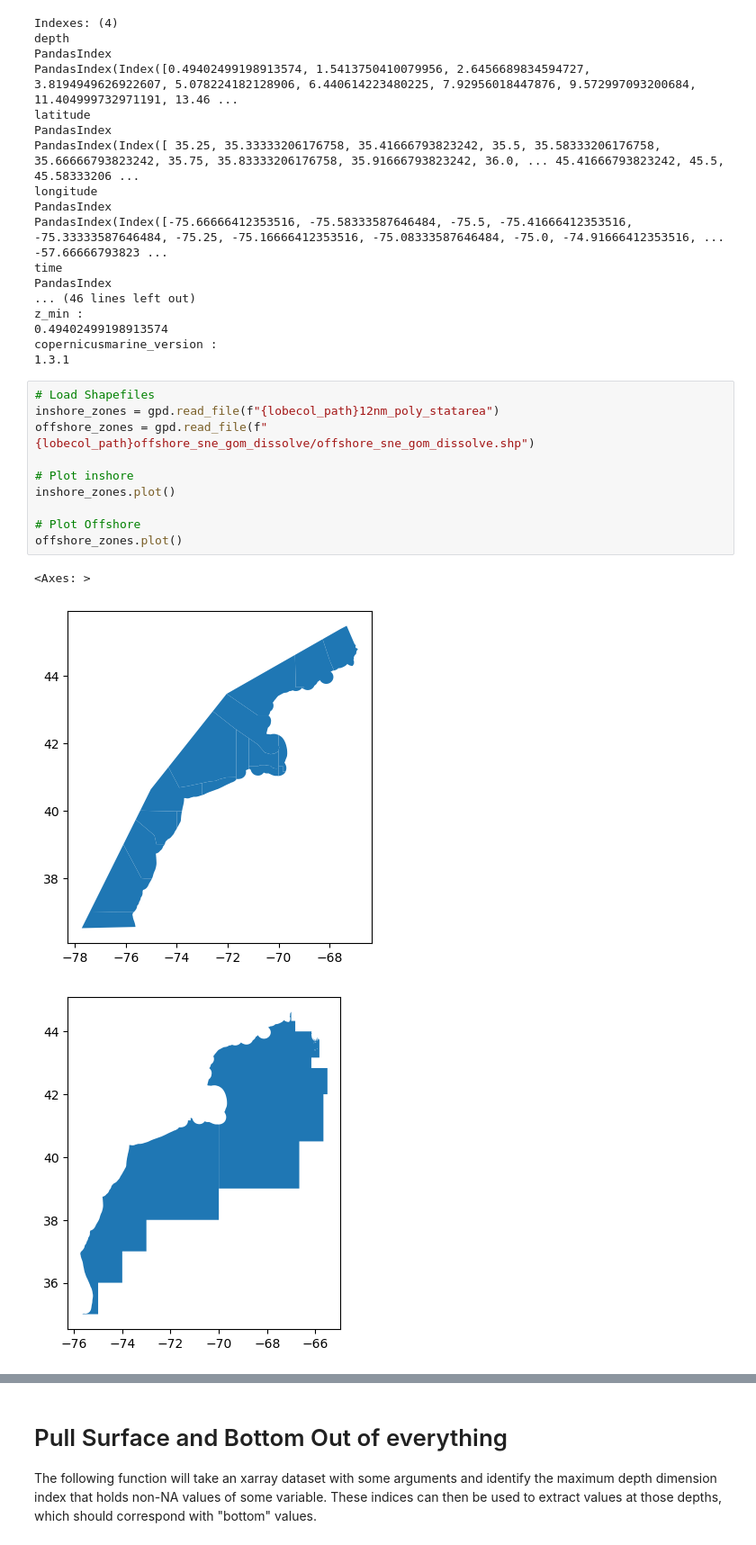
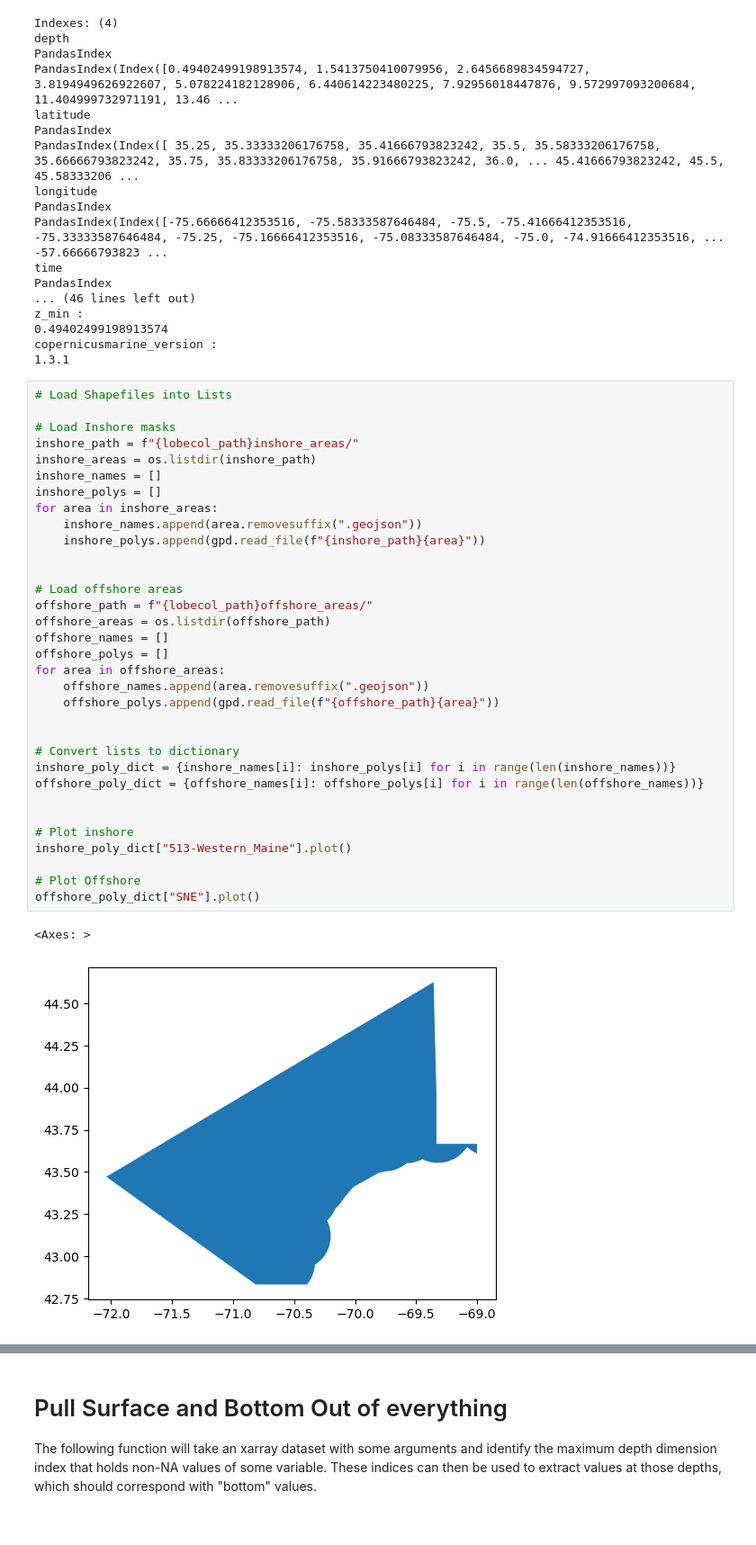
Before and after one commit to adamkemberling/glorys_northeast, a Jupyter notebook: py/Regional_SurfBot_Temp_Processing.ipynb, the cells around one changed output, grey strips where cells are left out. Shown at 90% size. Cells and saved outputs as stored; diff of their text form.

```diff
--- a/py/Regional_SurfBot_Temp_Processing.ipynb
+++ b/py/Regional_SurfBot_Temp_Processing.ipynb
@@ -74,17 +75,39 @@ z_min :
 0.49402499198913574
 copernicusmarine_version :
 1.3.1
-# %%
-# Load Shapefiles
-inshore_zones = gpd.read_file(f"{lobecol_path}12nm_poly_statarea")
-offshore_zones = gpd.read_file(f"{lobecol_path}offshore_sne_gom_dissolve/offshore_sne_gom_dissolve.shp")
-
-# Plot inshore
-inshore_zones.plot()
-
-# Plot Offshore
-offshore_zones.plot()
-# %% [output]
-<Axes: >
-[figure, removed]
-[figure, removed]
+# %%
+# Load Shapefiles into Lists
+
+# Load Inshore masks
+inshore_path = f"{lobecol_path}inshore_areas/"
+inshore_areas = os.listdir(inshore_path)
+inshore_names = []
+inshore_polys = []
+for area in inshore_areas:
+    inshore_names.append(area.removesuffix(".geojson"))
+    inshore_polys.append(gpd.read_file(f"{inshore_path}{area}"))
+
+
+# Load offshore areas
+offshore_path = f"{lobecol_path}offshore_areas/"
+offshore_areas = os.listdir(offshore_path)
+offshore_names = []
+offshore_polys = []
+for area in offshore_areas:
+    offshore_names.append(area.removesuffix(".geojson"))
+    offshore_polys.append(gpd.read_file(f"{offshore_path}{area}"))
+
+
+# Convert lists to dictionary
+inshore_poly_dict = {inshore_names[i]: inshore_polys[i] for i in range(len(inshore_names))}
+offshore_poly_dict = {offshore_names[i]: offshore_polys[i] for i in range(len(offshore_names))}
+
+
+# Plot inshore
+inshore_poly_dict["513-Western_Maine"].plot()
+
+# Plot Offshore
+offshore_poly_dict["SNE"].plot()
+# %% [output]
+<Axes: >
+[figure, added]
```
Also changed, not shown: parts of 19 cells of this notebook, 4 other files.
